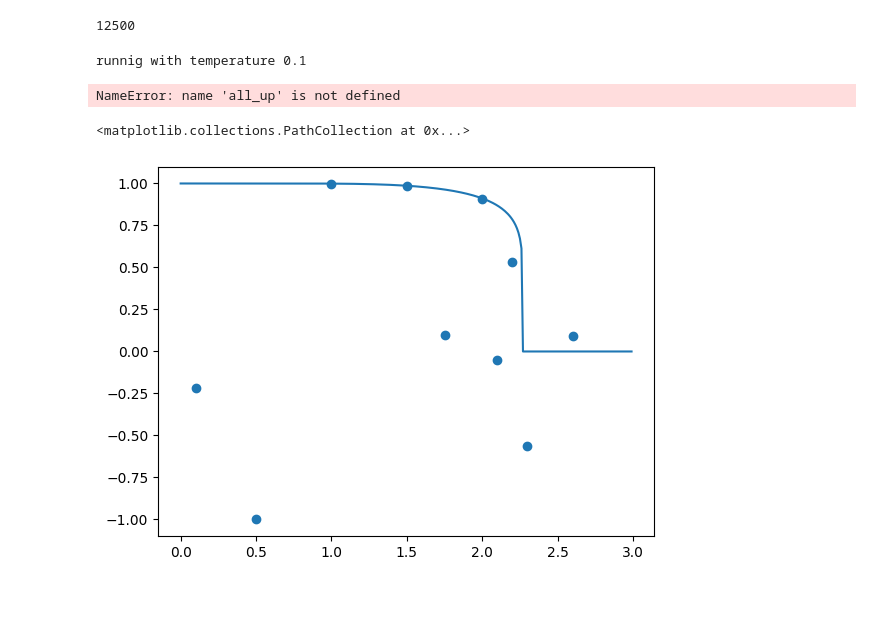
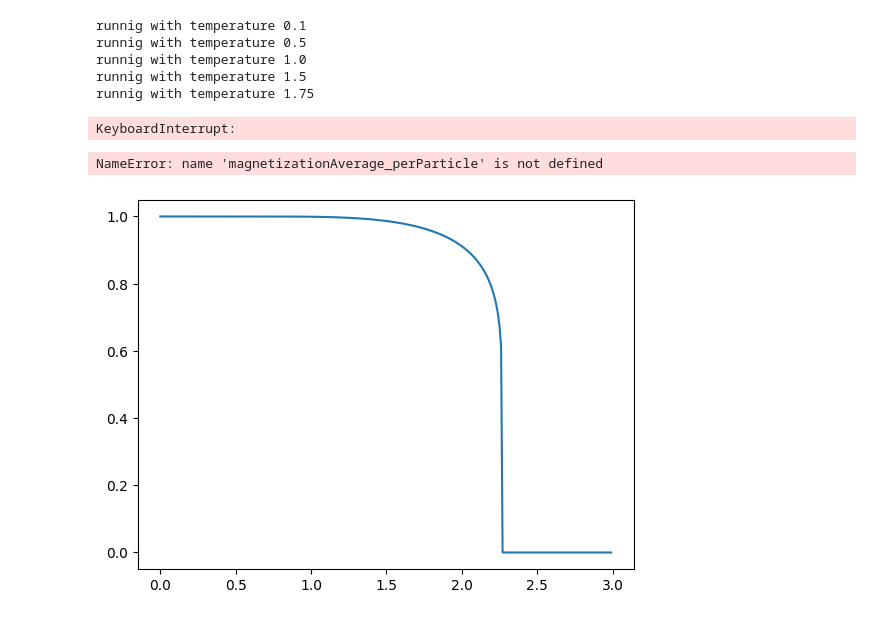
Before and after one commit to jocelas/ACOMP, a Jupyter notebook: sht4/11_2D_ising/ising.ipynb, the cells around one changed output. Cells and saved outputs as stored; diff of their text form; code cells hidden in the pictures.

```diff
--- a/sht4/11_2D_ising/ising.ipynb
+++ b/sht4/11_2D_ising/ising.ipynb
@@ -104,10 +104,8 @@ plt.show()
-# %%
-len(m)
-# %% [output]
-12500
+# %%
+temperatures = [.1,.5, 1.0, 1.5, 1.75, 2.0, 2.1, 2.2,2.3,2.6]
+magnetizationAverage = []
+magnetizationError = []
 # %%
-temperatures = [.1,.5, 1.0, 1.5, 1.75, 2.0, 2.1, 2.2,2.3,2.6]
-magnetizationAverage = []
 
 for temperature in temperatures:
 
@@ -120,8 +118,13 @@ for temperature in temperatures:
     step, u, mag = mc_ising(int(steps), n, 1, temperature, a_in, skipsteps= 1, frames = 1, annealing=True)
 
     magnetizationAverage.append(np.mean(mag[-1000:]))
+    magnetizationError.append(np.std(mag[-1000:], ddof= 1)/np.sqrt(1000))
 # %% [output]
 runnig with temperature 0.1
+runnig with temperature 0.5
+runnig with temperature 1.0
+runnig with temperature 1.5
+runnig with temperature 1.75
-NameError: name 'all_up' is not defined
+KeyboardInterrupt:
 # %%
 magnetizationAverage_perParticle = np.asarray(magnetizationAverage)/(n*n)
@@ -141,8 +145,8 @@ def analytical_magnetization(Temperature):
 # %%
 Temperature_analytical = np.arange(0,3,0.01)
 
 plt.plot(Temperature_analytical, analytical_magnetization(Temperature_analytical))
-plt.scatter(temperatures, -magnetizationAverage_perParticle)
+plt.scatter(temperatures, abs(magnetizationAverage_perParticle))
 # %% [output]
-<matplotlib.collections.PathCollection at 0x...>
+NameError: name 'magnetizationAverage_perParticle' is not defined
-[figure, old version]
+[figure, new version]
```
Also changed, not shown: parts of 2 cells of this notebook, 1 other file.
